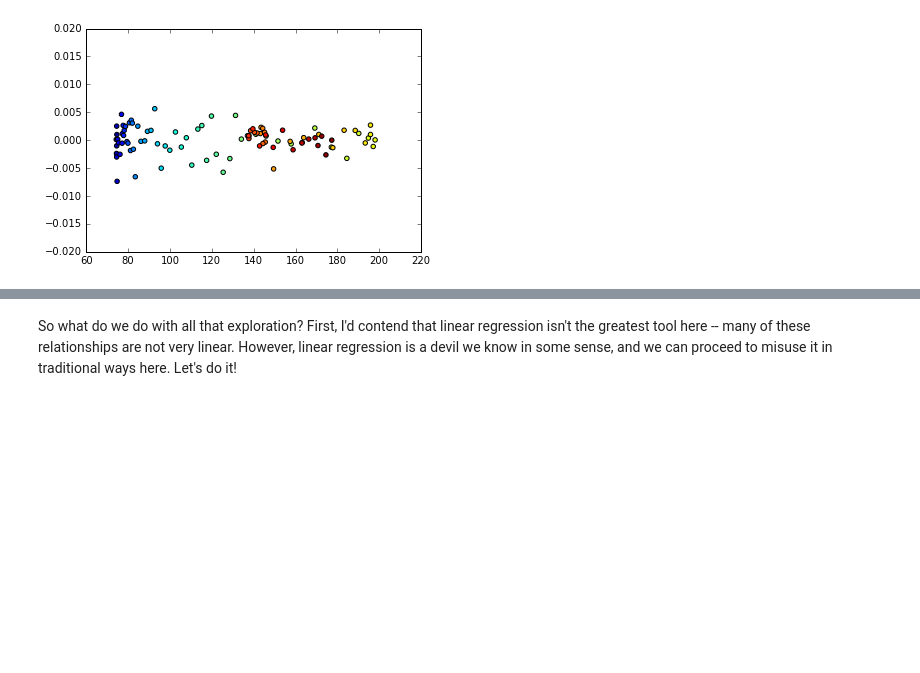
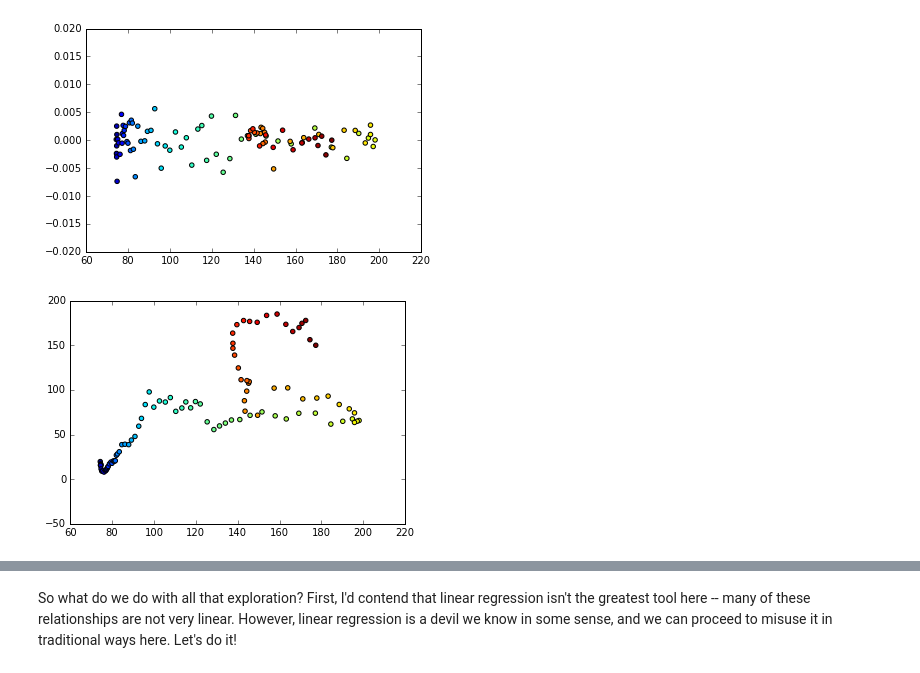
Before and after one commit to kaitai/stress-testing-with-jupyter, a Jupyter notebook: Playing with financial data and Python 3.ipynb, the cells around one changed output, grey strips where cells are left out. Cells and saved outputs as stored; diff of their text form; code cells hidden in the pictures; blank space fills up the shorter version.

```diff
--- a/Playing with financial data and Python 3.ipynb
+++ b/Playing with financial data and Python 3.ipynb
@@ -225,4 +217,8 @@ plt.scatter(historical_data_dom['House Price Index (Level)']['1991-03-31':'2015-
 # %% [output]
 <matplotlib.collections.PathCollection at 0x...>
 [figure]
+# %%
+plt.scatter(historical_data_dom['House Price Index (Level)']['1991-03-31':'2015-03-31'], quarterly_ibm['Adj Close']['1991-03-31':'2015-03-31'], c=t);
+# %% [output]
+[figure, added]
 # %%
```
Also changed, not shown: parts of 14 cells of this notebook.
